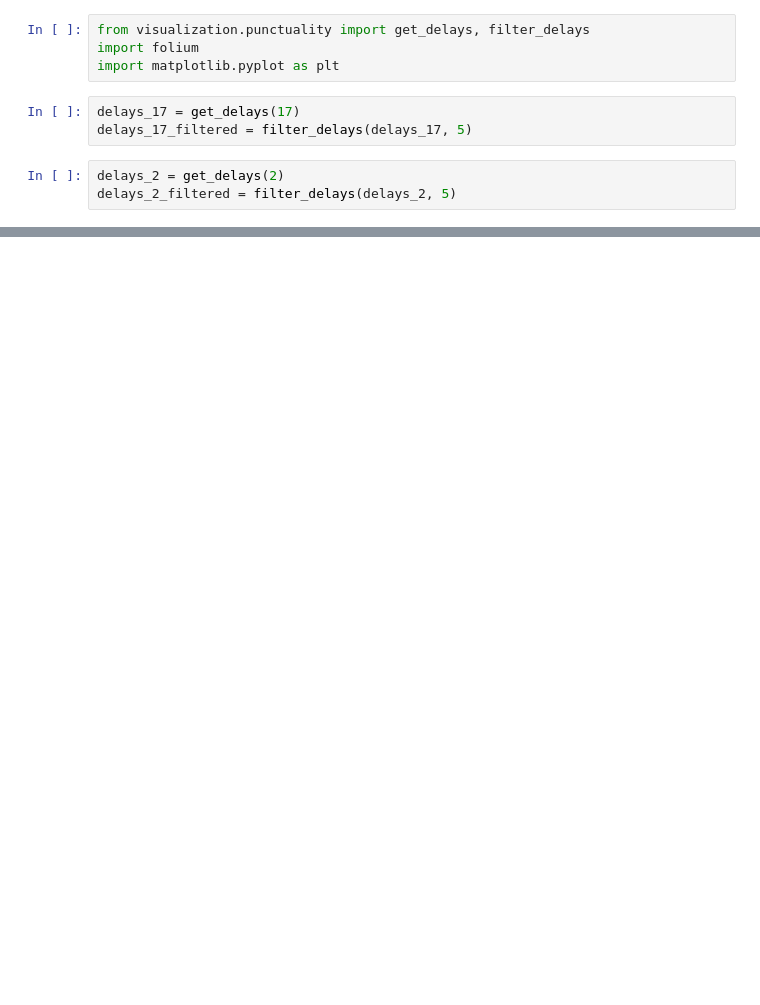
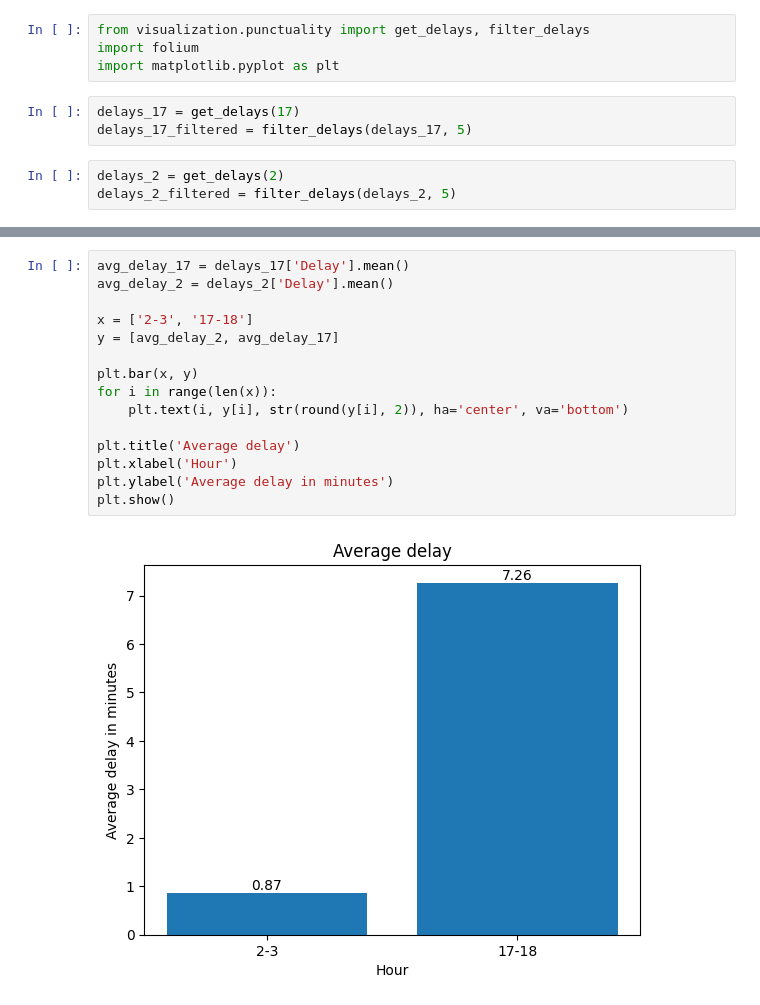
Before and after one commit to SzymonM213/warsaw-bus-analysis, a Jupyter notebook: visualization/punctuality_plot.ipynb, the cells around one changed output, grey strips where cells are left out. Cells and saved outputs as stored; diff of their text form; blank space fills up the shorter version.

```diff
--- a/visualization/punctuality_plot.ipynb
+++ b/visualization/punctuality_plot.ipynb
@@ -25,0 +28,17 @@ plt.plot(delays_17_number, label='17-18')
+# %%
+avg_delay_17 = delays_17['Delay'].mean()
+avg_delay_2 = delays_2['Delay'].mean()
+
+x = ['2-3', '17-18']
+y = [avg_delay_2, avg_delay_17]
+
+plt.bar(x, y)
+for i in range(len(x)):
+    plt.text(i, y[i], str(round(y[i], 2)), ha='center', va='bottom')
+
+plt.title('Average delay')
+plt.xlabel('Hour')
+plt.ylabel('Average delay in minutes')
+plt.show()
+# %% [output]
+[figure, added]
```
Also changed, not shown: parts of 3 cells of this notebook.
